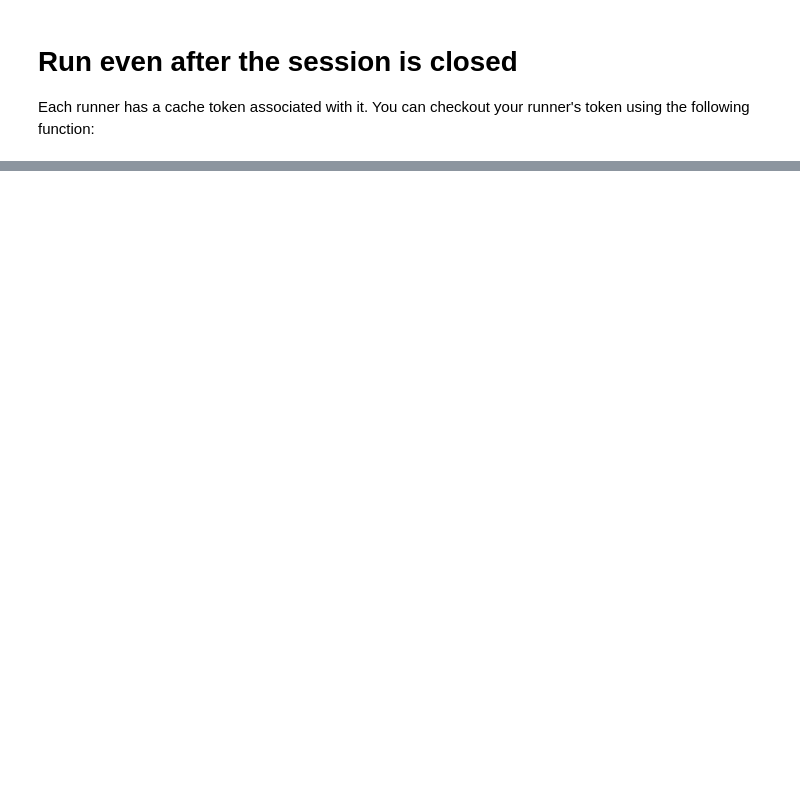
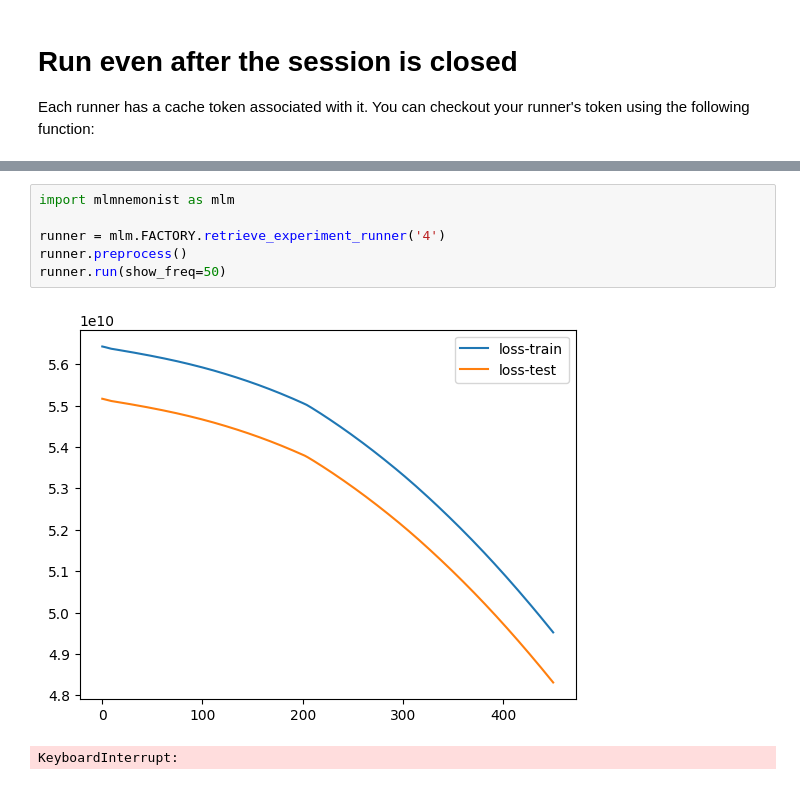
Before and after one commit to HamidrezaKmK/ML-Mnemonist, a Jupyter notebook: tutorial/Tutorial.ipynb, the cells around one changed output, grey strips where cells are left out. Cells and saved outputs as stored; diff of their text form; blank space fills up the shorter version.

```diff
--- a/tutorial/Tutorial.ipynb
+++ b/tutorial/Tutorial.ipynb
@@ -399,0 +448,9 @@ Now re-run your session and when you are creating a runner use the token in the
+# %%
+import mlmnemonist as mlm
+
+runner = mlm.FACTORY.retrieve_experiment_runner('4')
+runner.preprocess()
+runner.run(show_freq=50)
+# %% [output]
+[figure, added]
+KeyboardInterrupt:
```
Also changed, not shown: parts of 40 cells of this notebook, 6 other files.
